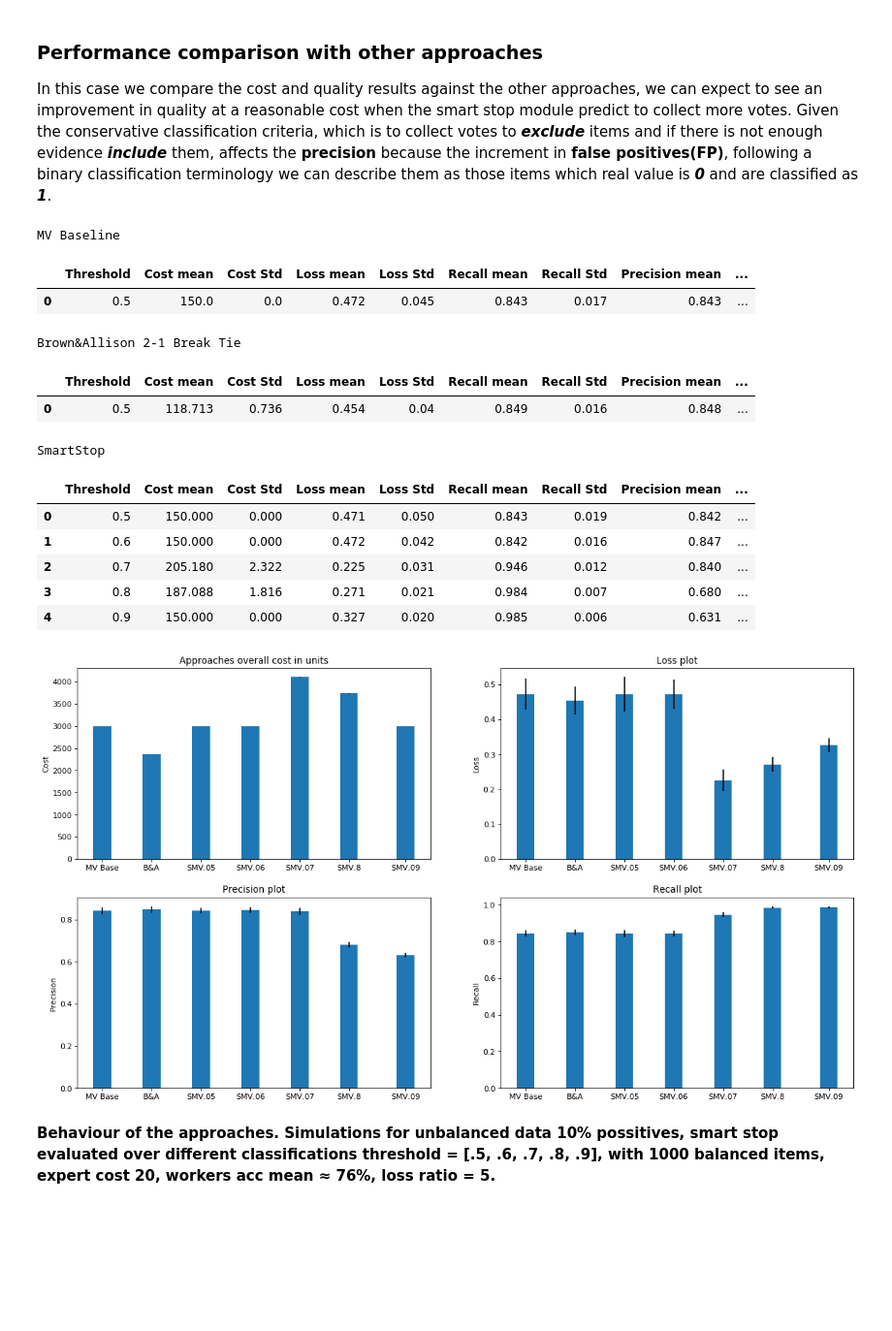
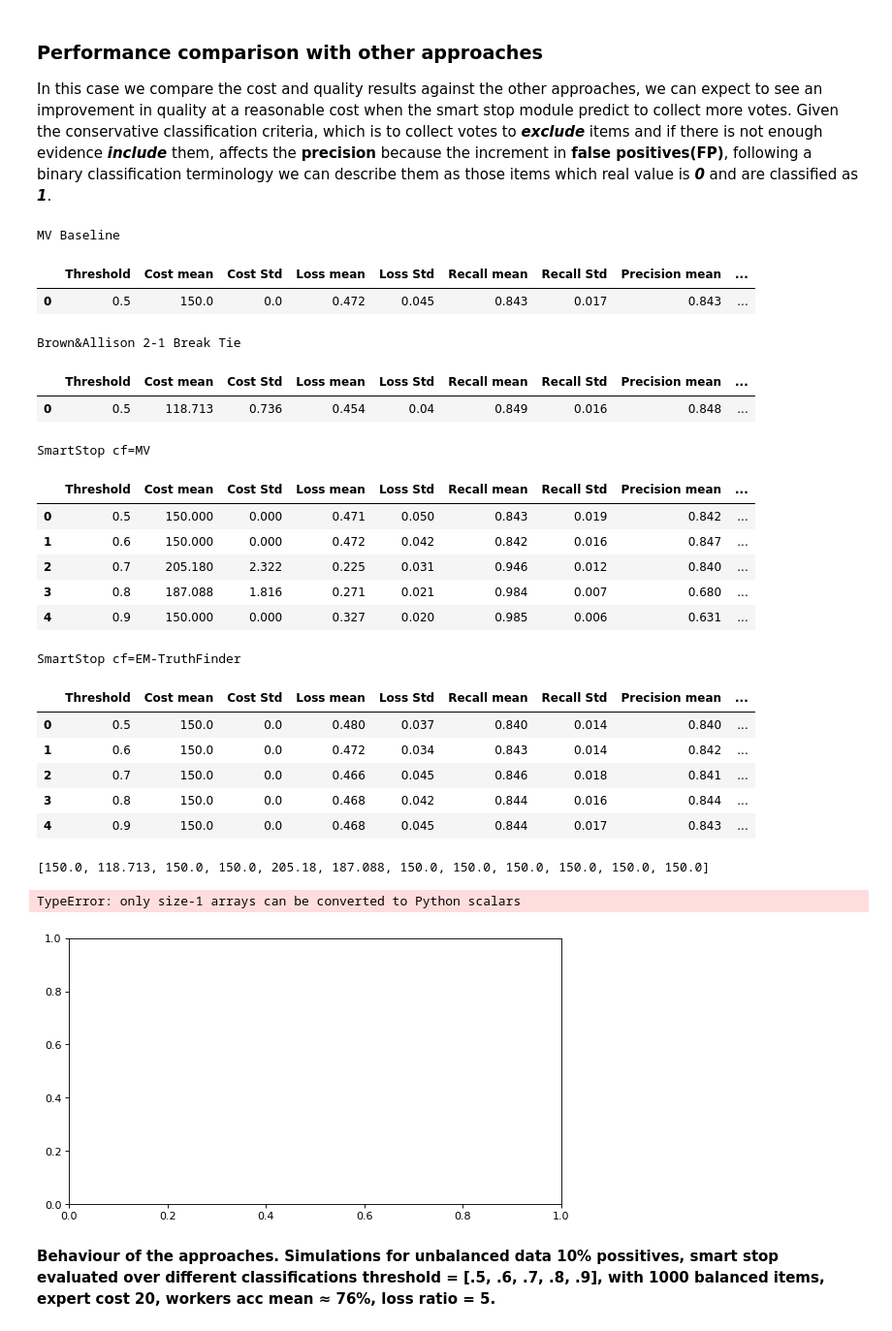
Before and after one commit to pmaglione/classification_model, a Jupyter notebook: main_algorithm_with_experiments.ipynb, the cells around one changed output. Shown at 97% size. Cells and saved outputs as stored; diff of their text form; code cells hidden in the pictures; blank space fills up the shorter version.

Commit message:
stf results

```diff
--- a/main_algorithm_with_experiments.ipynb
+++ b/main_algorithm_with_experiments.ipynb
@@ -606,6 +606,7 @@ from IPython.core import display as ICD
 mv_base_01 = pd.read_csv('./results/mv/simulated/it50_d50_b5_lr5/baseline_mv_it50_b5_v3_cr05.csv')
 ba_01 = pd.read_csv('./results/mv/simulated/it50_d50_b5_lr5/mv_break_tie_it50_b5_cr05.csv')
 smv_01 = pd.read_csv('./results/mv/simulated/it50_d50_b5_lr5/smart_stop_mv_not_expert_it50_d50_b5_cr05.csv')
+sem_05 = pd.read_csv('./results/tf/simulated/it50_d10_b5_lr5_cr05/results_b5_lr5_cr05.csv')
 
 print_table_columns = ["Threshold", "Cost mean","Cost Std", "Loss mean", "Loss Std", "Recall mean", "Recall Std", "Precision mean", "Precision Std"]
 
@@ -615,11 +616,14 @@ ICD.display(pd.DataFrame(mv_base_01, columns=print_table_columns))
 print("Brown&Allison 2-1 Break Tie")
 ICD.display(pd.DataFrame(ba_01, columns=print_table_columns))
 
-print("SmartStop")
+print("SmartStop cf=MV")
 ICD.display(pd.DataFrame(smv_01, columns=print_table_columns))
 
+print("SmartStop cf=EM-TruthFinder")
+ICD.display(pd.DataFrame(sem_05, columns=print_table_columns))
+
 #plot
-datasets = [mv_base_01, ba_01, smv_01]
+datasets_print = [mv_base_01, ba_01, smv_01, sem_05]
 
 def get_approaches_results(datasets, column_mean, column_std):
     mean = []
@@ -634,16 +638,24 @@ def get_approaches_results(datasets, column_mean, column_std):
     for _ in range(5):
         mean.append(datasets[2][column_mean][i])
         std.append(datasets[2][column_std][i])
+
+        i += 1
+    i = 0
+    for _ in range(5):
+        mean.append(datasets[3][column_mean][i])
+        std.append(datasets[3][column_std][i])
+
         i += 1
 
     return mean, std
 
 plt.figure(num=None, figsize=(18, 10), dpi=80, facecolor='w', edgecolor='k')
 plt.tight_layout()
-ind = [.14, .28, .42, .56, .70 , .84, 1]    # the x locations for the groups
-width = 0.05       # the width of the bars: can also be len(x) sequence
+#ind = [.14, .28, .42, .56, .70 , .84, 1]    # the x locations for the groups
+ind = [0.08 * np.arange(1, 13, 1)]
+width = 0.05
 
-cost_mean, cost_std = get_approaches_results(datasets, "Cost mean", "Cost Std")
+cost_mean, cost_std = get_approaches_results(datasets_print, "Cost mean", "Cost Std")
 
 plt.subplot(221)
 
@@ -651,48 +663,57 @@ p1 = plt.bar(ind, [x * 20 for x in cost_mean], width, yerr=cost_std)
 
 plt.ylabel('Cost')
 plt.title('Approaches overall cost in units')
-plt.xticks(ind, ('MV Base', 'B&A', 'SMV.05', 'SMV.06', 'SMV.07', 'SMV.8', 'SMV.09'))
+plt.xticks(ind, ('MV Base', 'B&A', 'SMV.05', 'SMV.06', 'SMV.07', 'SMV.8', 'SMV.09', 'STF.05', 'STF.06', 'STF.07', 'STF.8', 'STF.09'))
 
 
 plt.subplot(222)
-loss_mean, loss_std = get_approaches_results(datasets, "Loss mean", "Loss Std")
+loss_mean, loss_std = get_approaches_results(datasets_print, "Loss mean", "Loss Std")
 p2 = plt.bar(ind, loss_mean, width, yerr=loss_std)
 plt.ylabel('Loss')
 plt.title('Loss plot')
-plt.xticks(ind, ('MV Base', 'B&A', 'SMV.05', 'SMV.06', 'SMV.07', 'SMV.8', 'SMV.09'))
+plt.xticks(ind, ('MV Base', 'B&A', 'SMV.05', 'SMV.06', 'SMV.07', 'SMV.8', 'SMV.09', 'STF.05', 'STF.06', 'STF.07', 'STF.8', 'STF.09'))
 
 
 plt.subplot(223)
-loss_mean, loss_std = get_approaches_results(datasets, "Precision mean", "Precision Std")
+loss_mean, loss_std = get_approaches_results(datasets_print, "Precision mean", "Precision Std")
 p2 = plt.bar(ind, loss_mean, width, yerr=loss_std)
 plt.ylabel('Precision')
 plt.title('Precision plot')
-plt.xticks(ind, ('MV Base', 'B&A', 'SMV.05', 'SMV.06', 'SMV.07', 'SMV.8', 'SMV.09'))
+plt.xticks(ind, ('MV Base', 'B&A', 'SMV.05', 'SMV.06', 'SMV.07', 'SMV.8', 'SMV.09', 'STF.05', 'STF.06', 'STF.07', 'STF.8', 'STF.09'))
 
 
 plt.subplot(224)
-loss_mean, loss_std = get_approaches_results(datasets, "Recall mean", "Recall Std")
+loss_mean, loss_std = get_approaches_results(datasets_print, "Recall mean", "Recall Std")
 p2 = plt.bar(ind, loss_mean, width, yerr=loss_std)
 plt.ylabel('Recall')
 plt.title('Recall plot')
-plt.xticks(ind, ('MV Base', 'B&A', 'SMV.05', 'SMV.06', 'SMV.07', 'SMV.8', 'SMV.09'))
+plt.xticks(ind, ('MV Base', 'B&A', 'SMV.05', 'SMV.06', 'SMV.07', 'SMV.8', 'SMV.09', 'STF.05', 'STF.06', 'STF.07', 'STF.8', 'STF.09'))
 
 plt.show()
 # %% [output]
 MV Baseline
 |  | Threshold | Cost mean | Cost Std | Loss mean | Loss Std | Recall mean | Recall Std | Precision mean | ... |
 | 0 | 0.5 | 150.0 | 0.0 | 0.472 | 0.045 | 0.843 | 0.017 | 0.843 | ... |
 Brown&Allison 2-1 Break Tie
 |  | Threshold | Cost mean | Cost Std | Loss mean | Loss Std | Recall mean | Recall Std | Precision mean | ... |
 | 0 | 0.5 | 118.713 | 0.736 | 0.454 | 0.04 | 0.849 | 0.016 | 0.848 | ... |
-SmartStop
+SmartStop cf=MV
 |  | Threshold | Cost mean | Cost Std | Loss mean | Loss Std | Recall mean | Recall Std | Precision mean | ... |
 | 0 | 0.5 | 150.000 | 0.000 | 0.471 | 0.050 | 0.843 | 0.019 | 0.842 | ... |
 | 1 | 0.6 | 150.000 | 0.000 | 0.472 | 0.042 | 0.842 | 0.016 | 0.847 | ... |
 | 2 | 0.7 | 205.180 | 2.322 | 0.225 | 0.031 | 0.946 | 0.012 | 0.840 | ... |
 | 3 | 0.8 | 187.088 | 1.816 | 0.271 | 0.021 | 0.984 | 0.007 | 0.680 | ... |
 | 4 | 0.9 | 150.000 | 0.000 | 0.327 | 0.020 | 0.985 | 0.006 | 0.631 | ... |
+SmartStop cf=EM-TruthFinder
+|  | Threshold | Cost mean | Cost Std | Loss mean | Loss Std | Recall mean | Recall Std | Precision mean | ... |
+| 0 | 0.5 | 150.0 | 0.0 | 0.480 | 0.037 | 0.840 | 0.014 | 0.840 | ... |
+| 1 | 0.6 | 150.0 | 0.0 | 0.472 | 0.034 | 0.843 | 0.014 | 0.842 | ... |
+| 2 | 0.7 | 150.0 | 0.0 | 0.466 | 0.045 | 0.846 | 0.018 | 0.841 | ... |
+| 3 | 0.8 | 150.0 | 0.0 | 0.468 | 0.042 | 0.844 | 0.016 | 0.844 | ... |
+| 4 | 0.9 | 150.0 | 0.0 | 0.468 | 0.045 | 0.844 | 0.017 | 0.843 | ... |
+[150.0, 118.713, 150.0, 150.0, 205.18, 187.088, 150.0, 150.0, 150.0, 150.0, 150.0, 150.0]
+TypeError: only size-1 arrays can be converted to Python scalars
-[figure, old version]
+[figure, new version]
 # %% [markdown]
 **Behaviour of the approaches. Simulations for unbalanced data 10% possitives, smart stop evaluated over different classifications threshold = [.5, .6, .7, .8, .9], with 1000 balanced items, expert cost 20, workers acc mean ≈ 76%, loss ratio = 5.**
 # %% [markdown]
```
Also changed, not shown: parts of 7 cells of this notebook, 3 other files.
